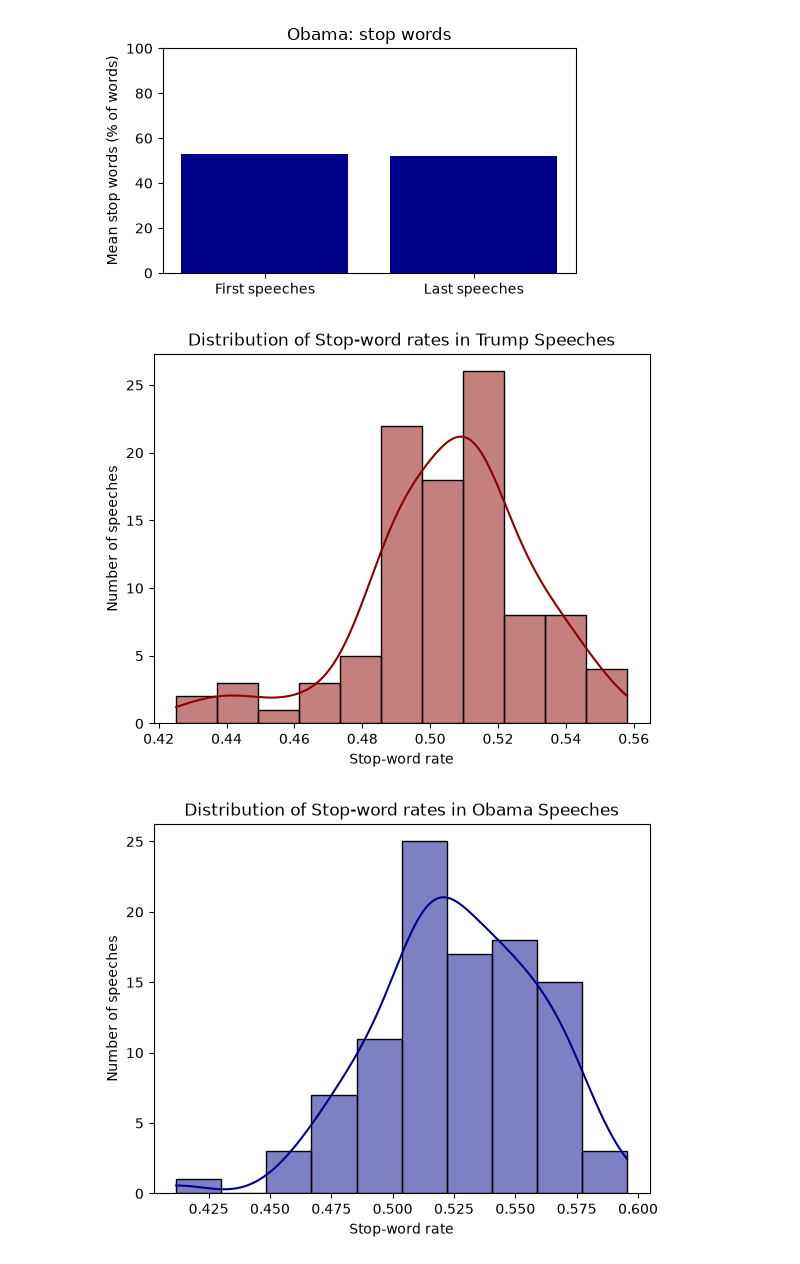
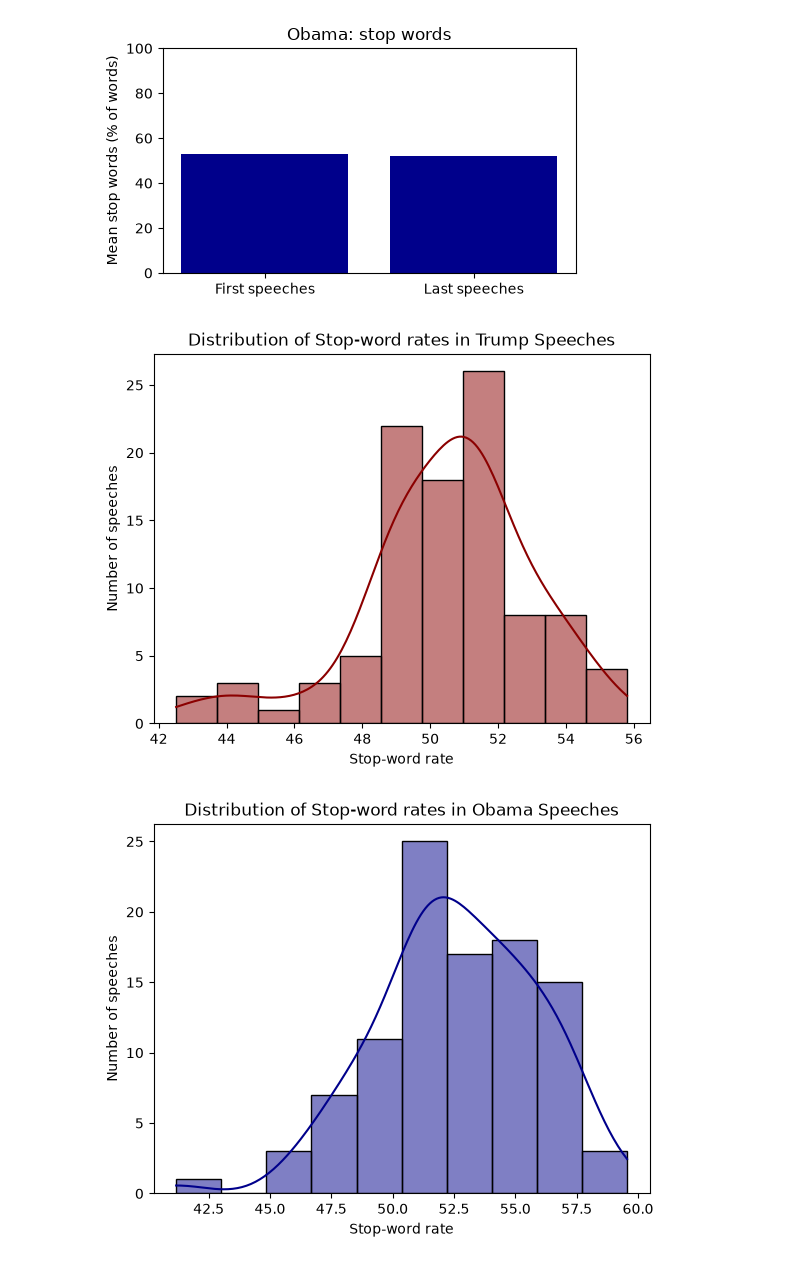
Before and after one commit to howlou/Trump-shit, a Jupyter notebook: Comparison_NLP.ipynb, the cells around one changed output. Drawn from its saved outputs; the diff is of its cells as text; code cells hidden in the pictures.

```diff
--- a/Comparison_NLP.ipynb
+++ b/Comparison_NLP.ipynb
@@ -161,10 +182,9 @@ plt.show()
 import seaborn as sns
 import matplotlib.pyplot as plt
 
-stop_word_rate_trump = trump['stop_word_count'] / trump['word_count']
-
 sns.histplot(
-    x=stop_word_rate_trump,
+    data=trump,
+    x='stop_word_rate',
     color = 'darkred',
     kde=True
 )
@@ -174,20 +194,19 @@ plt.ylabel('Number of speeches')
 plt.title('Distribution of Stop-word rates in Trump Speeches')
 plt.show()
 # %% [output]
-[figure, old version]
+[figure, new version]
 # %%
-stop_word_rate_obama = obama['stop_word_count'] / obama['word_count']
-
 sns.histplot(
-    x=stop_word_rate_obama,
+    data=obama,
+    x='stop_word_rate',
     color = 'darkblue',
     kde=True
 )
 
 plt.xlabel('Stop-word rate')
 plt.ylabel('Number of speeches')
 plt.title('Distribution of Stop-word rates in Obama Speeches')
 plt.show()
 # %% [output]
-[figure, old version]
+[figure, new version]
 # %%
```
Also changed, not shown: parts of 9 cells of this notebook.
